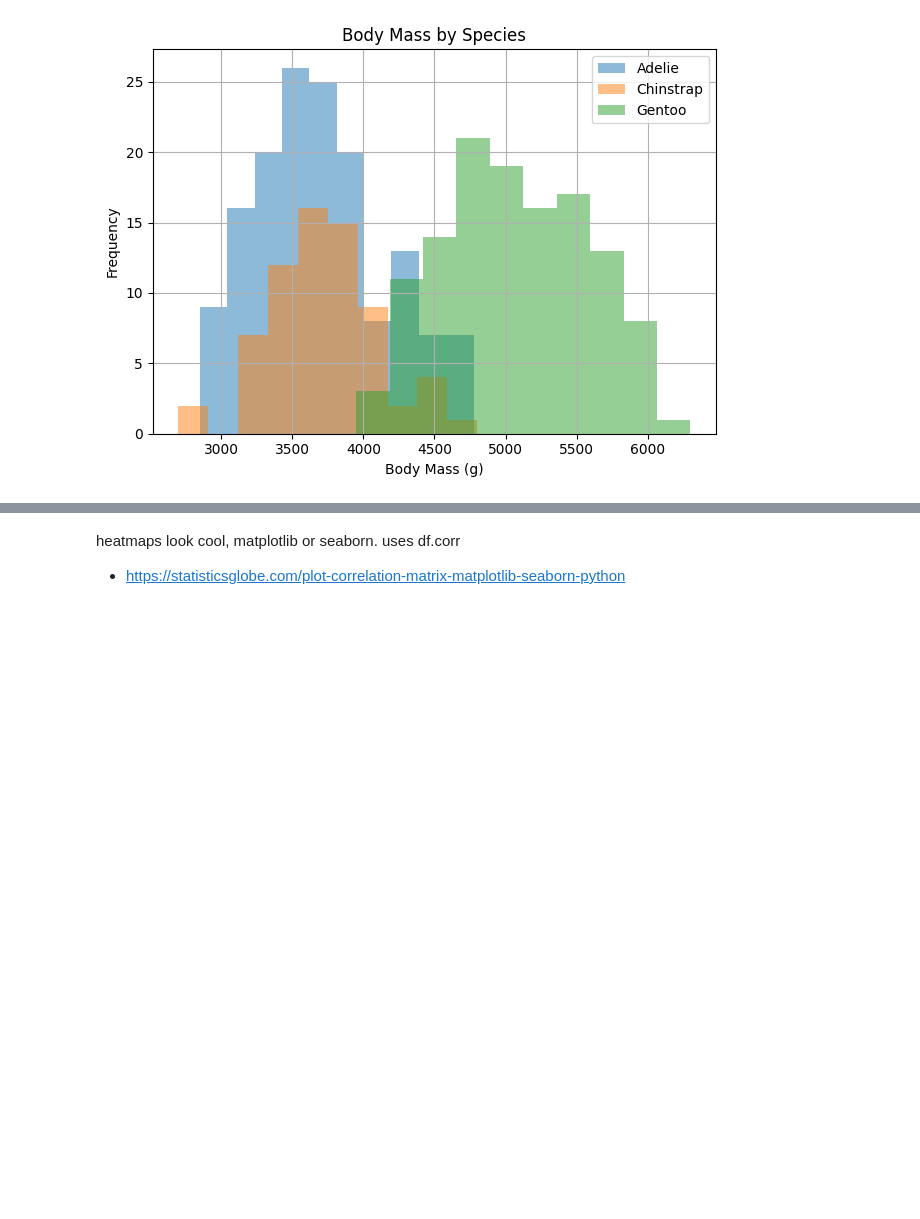
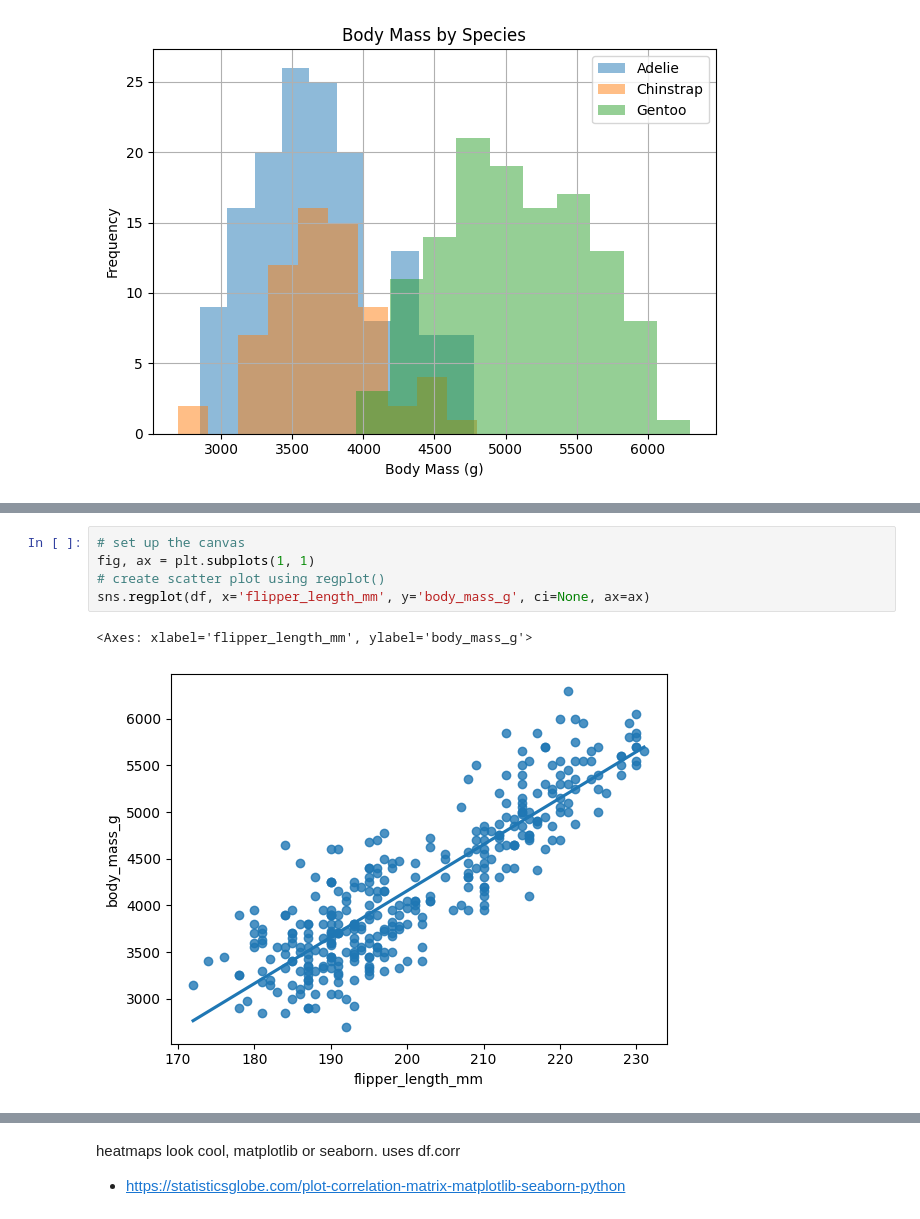
Before and after one commit to holmstead/principles_of_data_analytics, a Jupyter notebook: penguins.ipynb, the cells around one changed output, grey strips where cells are left out. Saved outputs shown, nothing was run; the diff lists cells and outputs as text; blank space fills up the shorter version.

```diff
--- a/penguins.ipynb
+++ b/penguins.ipynb
@@ -542,0 +621,8 @@ Can we fit a line to it? Apparently [regplot](https://seaborn.pydata.org/generat
+# %%
+# set up the canvas
+fig, ax = plt.subplots(1, 1)
+# create scatter plot using regplot()
+sns.regplot(df, x='flipper_length_mm', y='body_mass_g', ci=None, ax=ax)
+# %% [output]
+<Axes: xlabel='flipper_length_mm', ylabel='body_mass_g'>
+[figure, added]
```
Also changed, not shown: parts of 23 cells of this notebook.
